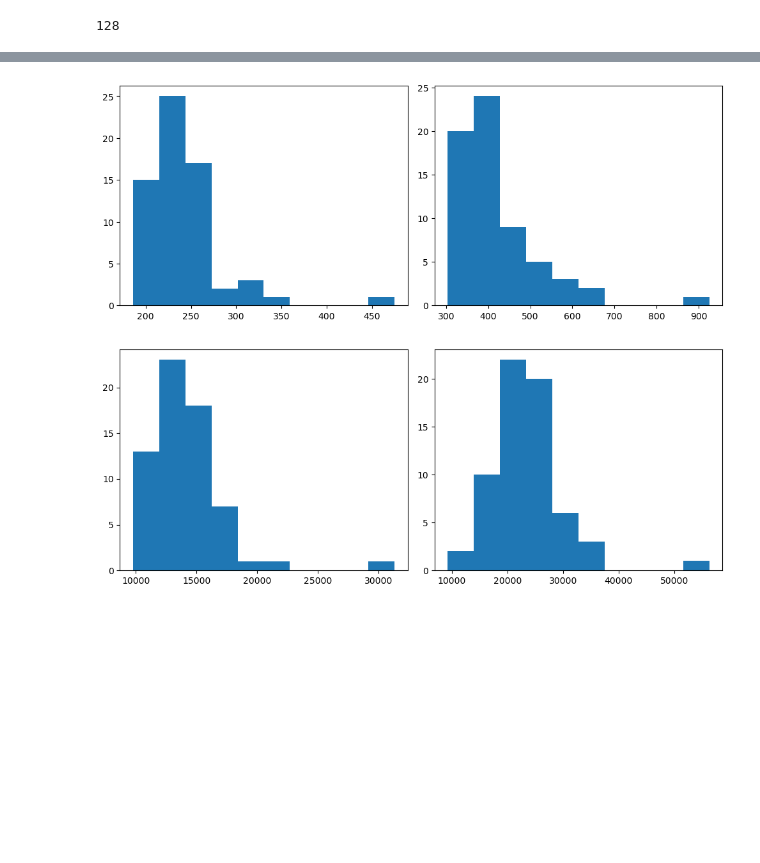
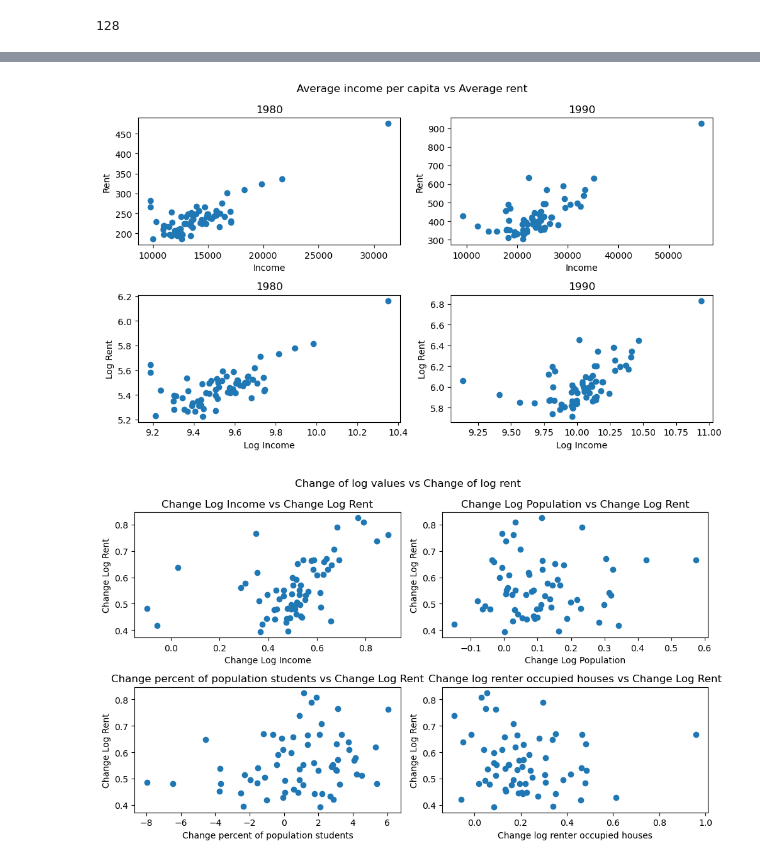
Before and after one commit to nichtemna/data_science_practical, a Jupyter notebook: data_review.ipynb, the cells around one changed output, grey strips where cells are left out. Drawn from its saved outputs; the diff is of its cells as text; code cells hidden in the pictures; blank space fills up the shorter version.

Commit message:
Add more plots

```diff
--- a/data_review.ipynb
+++ b/data_review.ipynb
@@ -109,6 +84,0 @@ plt.show()
-# %%
-fig, (ax1, ax2) = plt.subplots(1, 2, figsize=(10, 4))
-ax1.hist(DF80['enroll'], bins=10)
-ax2.hist(DF90['enroll'], bins=10)
-plt.tight_layout()
-plt.show()
@@ -117,16 +85,58 @@ plt.show()
-# %%
-fig, (ax1, ax2) = plt.subplots(1, 2, figsize=(10, 4))
-ax1.hist(DF80['rent'], bins=10)
-ax2.hist(DF90['rent'], bins=10)
-plt.tight_layout()
-plt.show()
-# %% [output]
-[figure, removed]
-# %%
-fig, (ax1, ax2) = plt.subplots(1, 2, figsize=(10, 4))
-ax1.hist(DF80['avginc'], bins=10)
-ax2.hist(DF90['avginc'], bins=10)
-plt.tight_layout()
-plt.show()
-# %% [output]
-[figure, removed]
+# %%
+# Avereage income vs Average rent scatterplots
+_, ((ax1, ax2), (ax3, ax4)) = plt.subplots(2, 2, figsize=(10, 6))
+ax1.scatter(DF80['avginc'], DF80['rent'])
+ax2.scatter(DF90['avginc'], DF90['rent'])
+ax3.scatter(DF80['lavginc'], DF80['lrent'])
+ax4.scatter(DF90['lavginc'], DF90['lrent'])
+
+ax1.set_title('1980')
+ax1.set_xlabel("Income")
+ax1.set_ylabel("Rent")
+
+ax2.set_title('1990')
+ax2.set_xlabel("Income")
+ax2.set_ylabel("Rent")
+
+ax3.set_title('1980')
+ax3.set_xlabel("Log Income")
+ax3.set_ylabel("Log Rent")
+
+ax4.set_title('1990')
+ax4.set_xlabel("Log Income")
+ax4.set_ylabel("Log Rent")
+
+plt.suptitle('Average income per capita vs Average rent')
+plt.tight_layout()
+plt.show()
+# %% [output]
+[figure, added]
+# %%
+# Change in log values vs log average rent
+_, ((ax1, ax2), (ax3, ax4)) = plt.subplots(2, 2, figsize=(10, 6))
+ax1.scatter(DF90['clavginc'], DF90['clrent'])
+ax2.scatter(DF90['clpop'], DF90['clrent'])
+ax3.scatter(DF90['cpctstu'], DF90['clrent'])
+ax4.scatter(DF90['clrnthsg'], DF90['clrent'])
+
+ax1.set_title('Change Log Income vs Change Log Rent')
+ax1.set_xlabel("Change Log Income")
+ax1.set_ylabel("Change Log Rent")
+
+ax2.set_title('Change Log Population vs Change Log Rent')
+ax2.set_xlabel("Change Log Population")
+ax2.set_ylabel("Change Log Rent")
+
+ax3.set_title('Change percent of population students vs Change Log Rent')
+ax3.set_xlabel("Change percent of population students")
+ax3.set_ylabel("Change Log Rent")
+
+ax4.set_title('Change log renter occupied houses vs Change Log Rent')
+ax4.set_xlabel("Change log renter occupied houses")
+ax4.set_ylabel("Change Log Rent")
+
+plt.suptitle('Change of log values vs Change of log rent')
+plt.tight_layout()
+plt.show()
+# %% [output]
+[figure, added]
```
Also changed, not shown: parts of 24 cells of this notebook.
